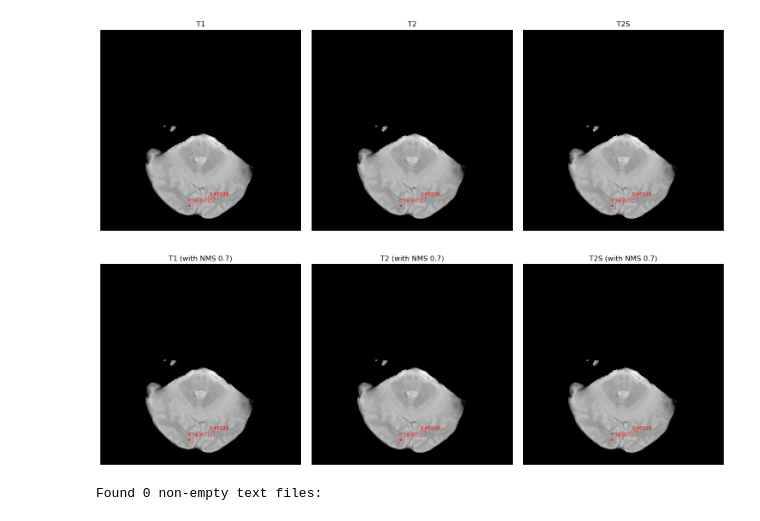
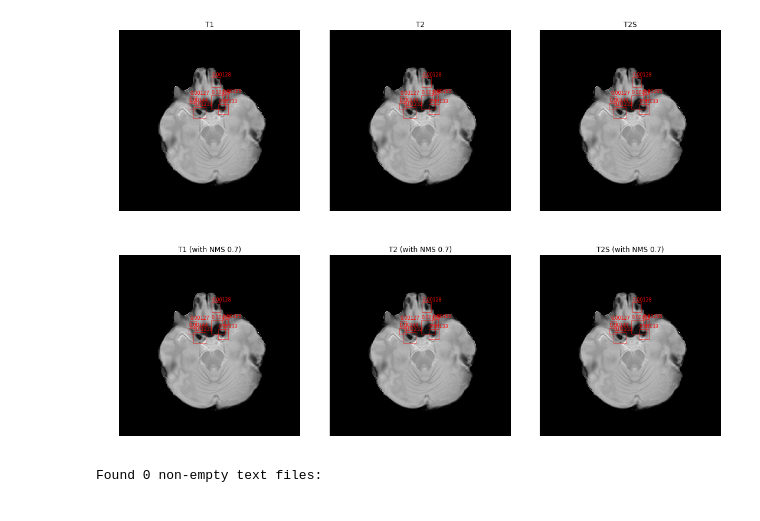
Before and after one commit to greenyjwk/VALDO_brain_MRI_dataset_preprocessing, a Jupyter notebook: misc/EDA_mayo/EDA_mayo_YOLO8Prediction_vis copy.ipynb, the cells around one changed output. Cells and saved outputs as stored; diff of their text form; code cells hidden in the pictures.

```diff
--- a/misc/EDA_mayo/EDA_mayo_YOLO8Prediction_vis copy.ipynb
+++ b/misc/EDA_mayo/EDA_mayo_YOLO8Prediction_vis copy.ipynb
@@ -7,7 +7,7 @@ import os
 # %%
 # Load the YOLO output
 yolo_output = [
-{"image_id": "5929128_12", "category_id": 1, "bbox": [553.214, 851.592, 22.864, 22.88], "score": 0.48839}, {"image_id": "5929128_12", "category_id": 1, "bbox": [443.628, 885.177, 23.616, 23.453], "score": 0.18387}
+    {"image_id": "5838291_16", "category_id": 0, "bbox": [419.677, 438.079, 66.129, 60.374], "score": 0.01232}, {"image_id": "5838291_16", "category_id": 0, "bbox": [519.857, 370.897, 76.862, 73.578], "score": 0.00416}, {"image_id": "5838291_16", "category_id": 0, "bbox": [584.912, 365.14, 29.745, 30.516], "score": 0.00165}, {"image_id": "5838291_16", "category_id": 0, "bbox": [395.267, 414.664, 35.722, 33.548], "score": 0.00144}, {"image_id": "5838291_16", "category_id": 0, "bbox": [561.967, 421.852, 52.803, 52.249], "score": 0.00133}, {"image_id": "5838291_16", "category_id": 0, "bbox": [524.934, 269.336, 47.406, 51.465], "score": 0.00128}, {"image_id": "5838291_16", "category_id": 0, "bbox": [401.183, 374.888, 31.772, 30.651], "score": 0.00127}
 ]
 root_path="/media/Datacenter_storage/Ji/brain_mri_valdo_mayo/mayo_yolo_t2s_only_rotated_GAN/images/test"
 
@@ -162,35 +162,35 @@ def create_blank_visualization(image_id, predictions, width=400, height=512):
                 fontsize=9, ha='left', va='bottom')
 
     plt.axis('off')
     plt.show()
 
 # Group predictions by image_id
 predictions_by_image = {}
 for item in yolo_output:
     image_id = item['image_id']
     if image_id not in predictions_by_image:
         predictions_by_image[image_id] = []
     predictions_by_image[image_id].append(item)
 
 # Visualize each image with its bounding boxes and scores
 for image_id, predictions in predictions_by_image.items():
     # Without NMS
     visualize_image_with_bboxes_and_scores(
         image_id,
         predictions,
         confidence_threshold=0.0001
     )
 
     # With NMS threshold of 0.7
     visualize_image_with_bboxes_and_scores(
         image_id,
         predictions,
         confidence_threshold=0.001,
         nms_threshold=0.7
     )
 # %% [output]
-[figure, old version]
+[figure, new version]
-[figure, old version]
+[figure, new version]
 # %%
 def find_nonempty_text_files(directory):
     """
```
Also changed, not shown: 12 other files.
